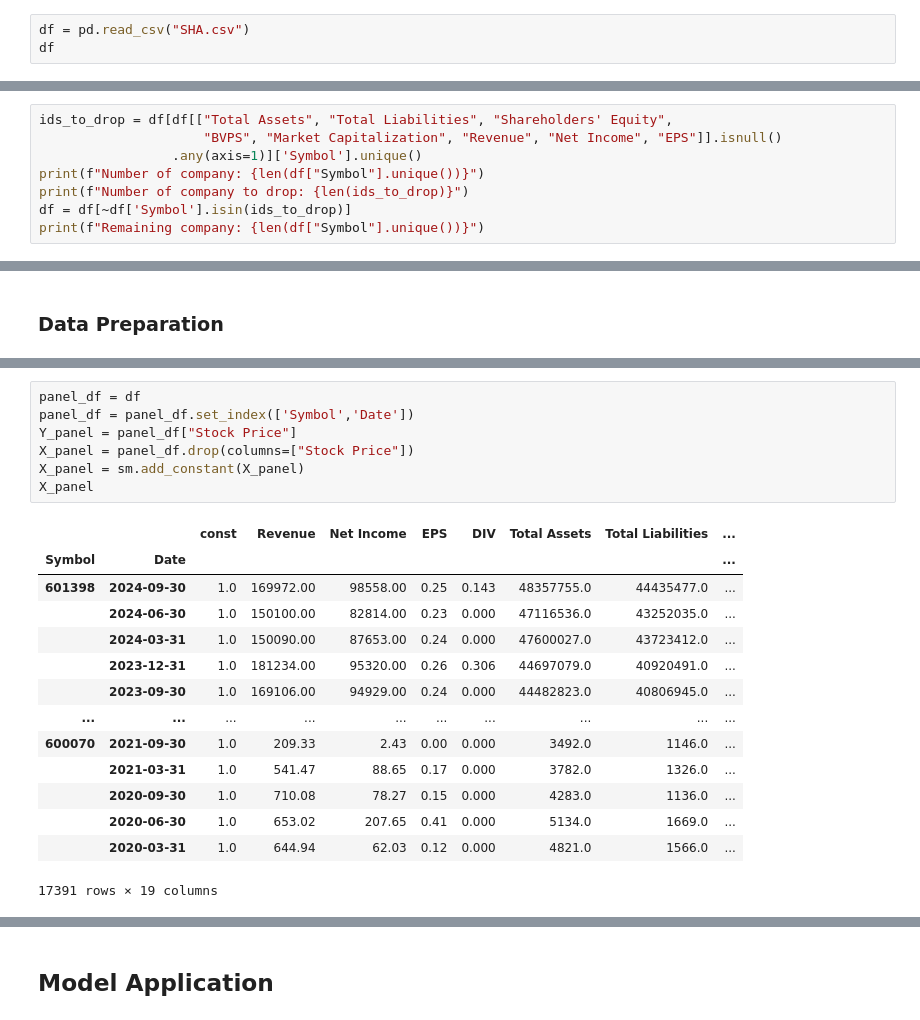
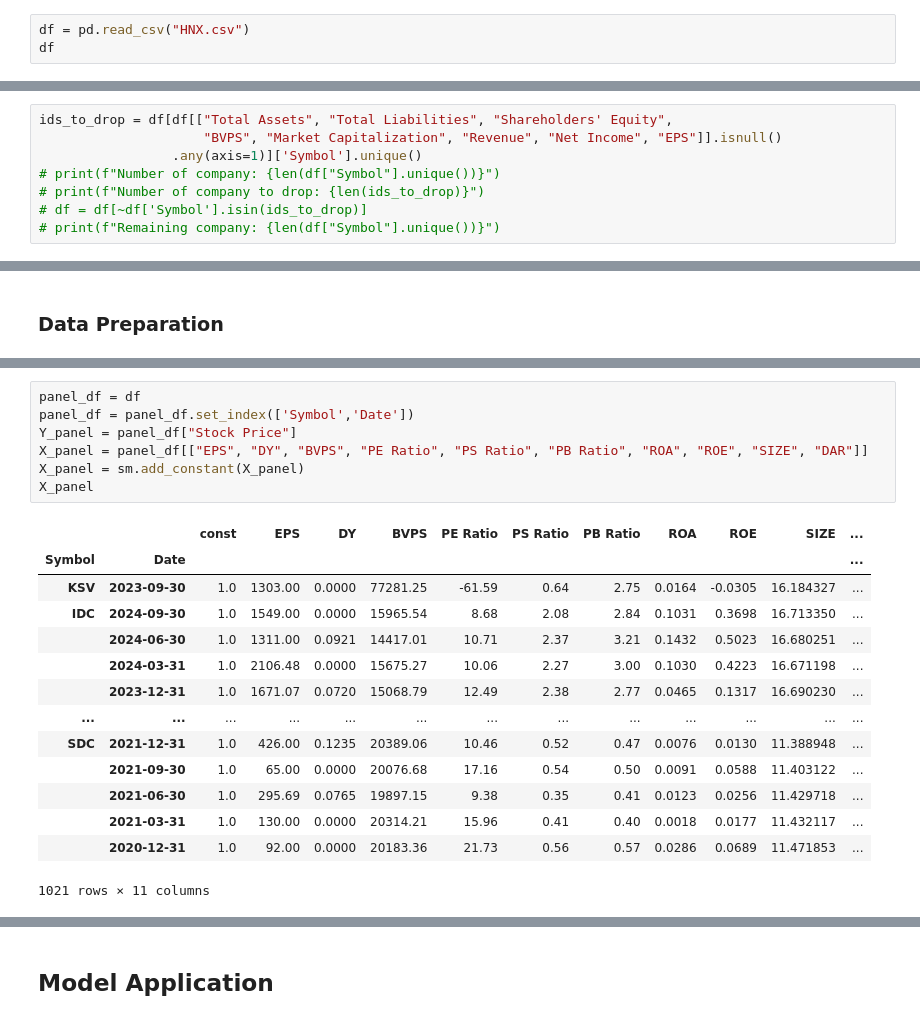
Before and after one commit to doupeter17/StockBuddy, a Jupyter notebook: data_analysis.ipynb, the cells around one changed output, grey strips where cells are left out. Cells and saved outputs as stored; diff of their text form.

Commit message:
date

```diff
--- a/data_analysis.ipynb
+++ b/data_analysis.ipynb
@@ -41,7 +25,7 @@ from sklearn.pipeline import make_pipeline
 # %% [markdown]
 The raw dataset is provided in folder, and load into DataFrame
 # %%
-df = pd.read_csv("SHA.csv")
+df = pd.read_csv("HNX.csv")
 df
 # %% [output]
 |  | Unnamed: 0 | Revenue | Net Income | EPS (Diluted) | Dividend Per Share | Total Assets | Total Liabilities | ... |
@@ -179,7 +163,7 @@ For those companies, which indicators is significantly influence but empty, I de
 ids_to_drop = df[df[["Total Assets", "Total Liabilities", "Shareholders' Equity",
                      "BVPS", "Market Capitalization", "Revenue", "Net Income", "EPS"]].isnull()
                  .any(axis=1)]['Symbol'].unique()
-print(f"Number of company: {len(df["Symbol"].unique())}")
-print(f"Number of company to drop: {len(ids_to_drop)}")
-df = df[~df['Symbol'].isin(ids_to_drop)]
-print(f"Remaining company: {len(df["Symbol"].unique())}")
+# print(f"Number of company: {len(df["Symbol"].unique())}")
+# print(f"Number of company to drop: {len(ids_to_drop)}")
+# df = df[~df['Symbol'].isin(ids_to_drop)]
+# print(f"Remaining company: {len(df["Symbol"].unique())}")
@@ -431,25 +468,25 @@ KeyError: "['Quarter', 'Stock Symbol'] not found in axis"
 # %%
 panel_df = df
 panel_df = panel_df.set_index(['Symbol','Date'])
 Y_panel = panel_df["Stock Price"]
-X_panel = panel_df.drop(columns=["Stock Price"])
+X_panel = panel_df[["EPS", "DY", "BVPS", "PE Ratio", "PS Ratio", "PB Ratio", "ROA", "ROE", "SIZE", "DAR"]]
 X_panel = sm.add_constant(X_panel)
 X_panel
 # %% [output]
-|  |  | const | Revenue | Net Income | EPS | DIV | Total Assets | Total Liabilities | ... |
-| Symbol | Date |  |  |  |  |  |  |  | ... |
-| 601398 | 2024-09-30 | 1.0 | 169972.00 | 98558.00 | 0.25 | 0.143 | 48357755.0 | 44435477.0 | ... |
-|  | 2024-06-30 | 1.0 | 150100.00 | 82814.00 | 0.23 | 0.000 | 47116536.0 | 43252035.0 | ... |
-|  | 2024-03-31 | 1.0 | 150090.00 | 87653.00 | 0.24 | 0.000 | 47600027.0 | 43723412.0 | ... |
-|  | 2023-12-31 | 1.0 | 181234.00 | 95320.00 | 0.26 | 0.306 | 44697079.0 | 40920491.0 | ... |
-|  | 2023-09-30 | 1.0 | 169106.00 | 94929.00 | 0.24 | 0.000 | 44482823.0 | 40806945.0 | ... |
-| ... | ... | ... | ... | ... | ... | ... | ... | ... | ... |
-| 600070 | 2021-09-30 | 1.0 | 209.33 | 2.43 | 0.00 | 0.000 | 3492.0 | 1146.0 | ... |
-|  | 2021-03-31 | 1.0 | 541.47 | 88.65 | 0.17 | 0.000 | 3782.0 | 1326.0 | ... |
-|  | 2020-09-30 | 1.0 | 710.08 | 78.27 | 0.15 | 0.000 | 4283.0 | 1136.0 | ... |
-|  | 2020-06-30 | 1.0 | 653.02 | 207.65 | 0.41 | 0.000 | 5134.0 | 1669.0 | ... |
-|  | 2020-03-31 | 1.0 | 644.94 | 62.03 | 0.12 | 0.000 | 4821.0 | 1566.0 | ... |
+|  |  | const | EPS | DY | BVPS | PE Ratio | PS Ratio | PB Ratio | ROA | ROE | SIZE | ... |
+| Symbol | Date |  |  |  |  |  |  |  |  |  |  | ... |
+| KSV | 2023-09-30 | 1.0 | 1303.00 | 0.0000 | 77281.25 | -61.59 | 0.64 | 2.75 | 0.0164 | -0.0305 | 16.184327 | ... |
+| IDC | 2024-09-30 | 1.0 | 1549.00 | 0.0000 | 15965.54 | 8.68 | 2.08 | 2.84 | 0.1031 | 0.3698 | 16.713350 | ... |
+|  | 2024-06-30 | 1.0 | 1311.00 | 0.0921 | 14417.01 | 10.71 | 2.37 | 3.21 | 0.1432 | 0.5023 | 16.680251 | ... |
+|  | 2024-03-31 | 1.0 | 2106.48 | 0.0000 | 15675.27 | 10.06 | 2.27 | 3.00 | 0.1030 | 0.4223 | 16.671198 | ... |
+|  | 2023-12-31 | 1.0 | 1671.07 | 0.0720 | 15068.79 | 12.49 | 2.38 | 2.77 | 0.0465 | 0.1317 | 16.690230 | ... |
+| ... | ... | ... | ... | ... | ... | ... | ... | ... | ... | ... | ... | ... |
+| SDC | 2021-12-31 | 1.0 | 426.00 | 0.1235 | 20389.06 | 10.46 | 0.52 | 0.47 | 0.0076 | 0.0130 | 11.388948 | ... |
+|  | 2021-09-30 | 1.0 | 65.00 | 0.0000 | 20076.68 | 17.16 | 0.54 | 0.50 | 0.0091 | 0.0588 | 11.403122 | ... |
+|  | 2021-06-30 | 1.0 | 295.69 | 0.0765 | 19897.15 | 9.38 | 0.35 | 0.41 | 0.0123 | 0.0256 | 11.429718 | ... |
+|  | 2021-03-31 | 1.0 | 130.00 | 0.0000 | 20314.21 | 15.96 | 0.41 | 0.40 | 0.0018 | 0.0177 | 11.432117 | ... |
+|  | 2020-12-31 | 1.0 | 92.00 | 0.0000 | 20183.36 | 21.73 | 0.56 | 0.57 | 0.0286 | 0.0689 | 11.471853 | ... |
-17391 rows × 19 columns
+1021 rows × 11 columns
 # %%
 X_panel.dtypes
 # %% [output]
```
Also changed, not shown: parts of 28 cells of this notebook.
